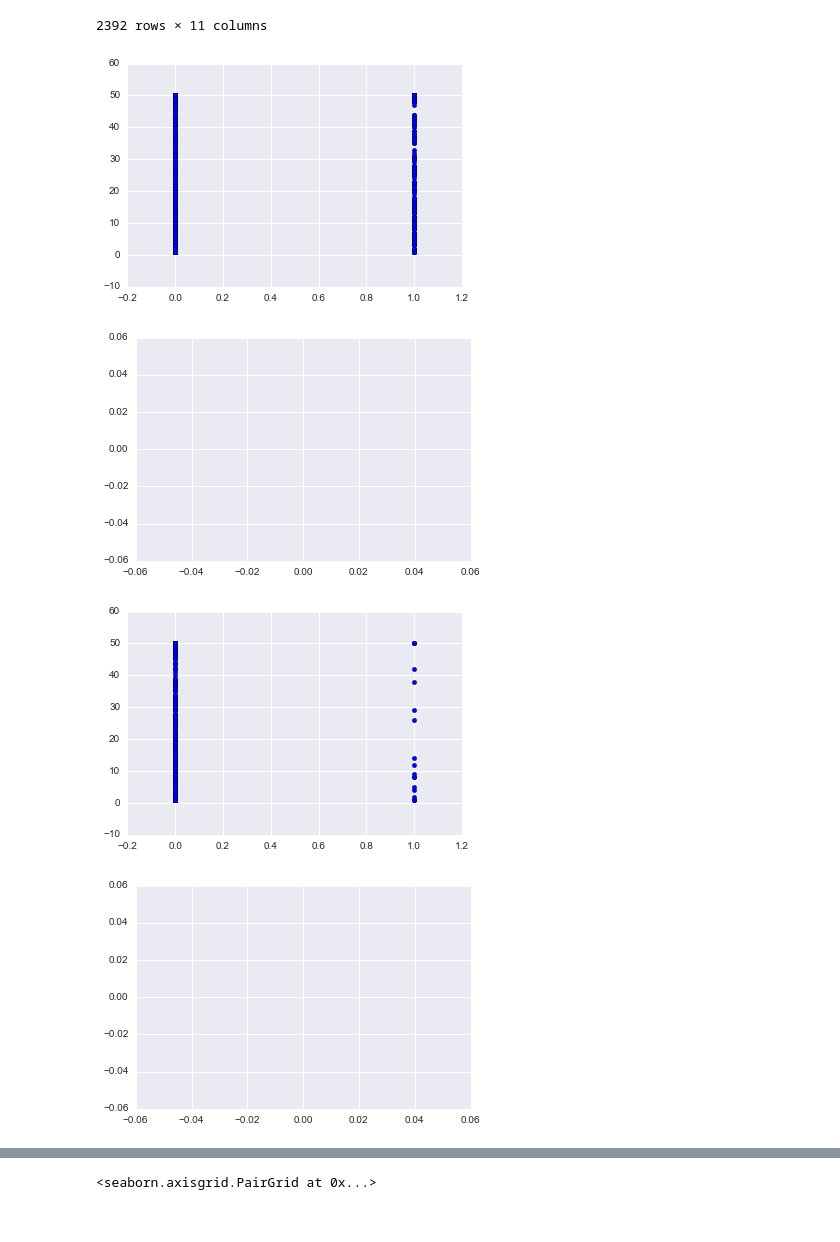
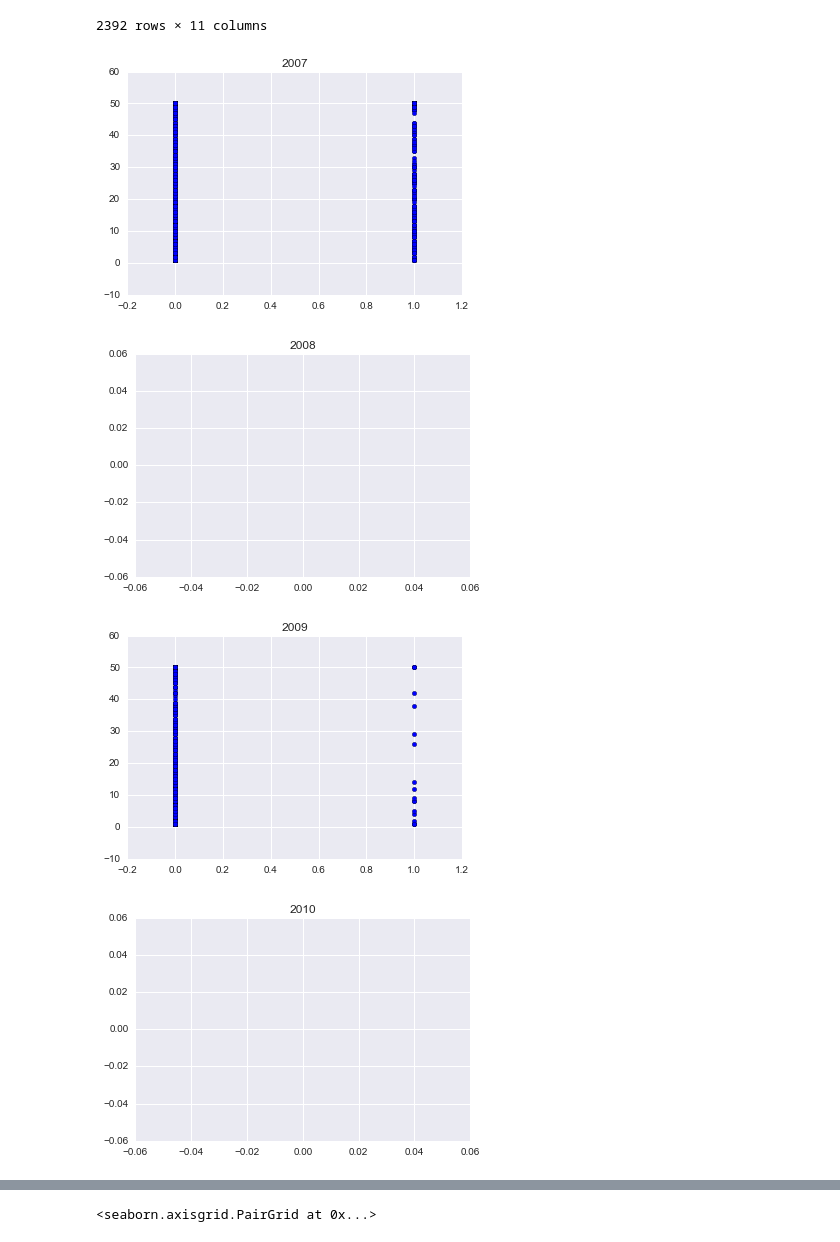
Before and after one commit to cl65610/west_nile, a Jupyter notebook: research/eda_work_train_df.ipynb, the cells around one changed output, grey strips where cells are left out. Saved outputs shown, nothing was run; the diff lists cells and outputs as text; code cells hidden in the pictures.

```diff
--- a/research/eda_work_train_df.ipynb
+++ b/research/eda_work_train_df.ipynb
@@ -121,13 +125,17 @@ train_df['2013']
 | 2013-09-26 | 4200 West 65th Street, Chicago, I... | CULEX PIPIENS/RESTUANS | 42 | W 65TH ST | T235 | 4200 W 65TH ST, Chicago, IL | 41.776428 | -87.627096 | ... |
 2392 rows × 11 columns
 # %%
+## The main point of these plots is to show us there is no data collected for
+## 2008, 2010, and 2012
+
 years = ['2007', '2008', '2009', '2010', '2011', '2012', '2013']
 
 for i in years:
     plt.scatter(train_df[i]['WnvPresent'], train_df[i]['NumMosquitos'])
+    plt.title(i)
     plt.show()
 # %% [output]
-[figure, old version]
+[figure, new version]
-[figure, old version]
+[figure, new version]
-[figure, old version]
+[figure, new version]
-[figure, old version]
+[figure, new version]
```
Also changed, not shown: parts of 6 cells of this notebook, 2 other files.
